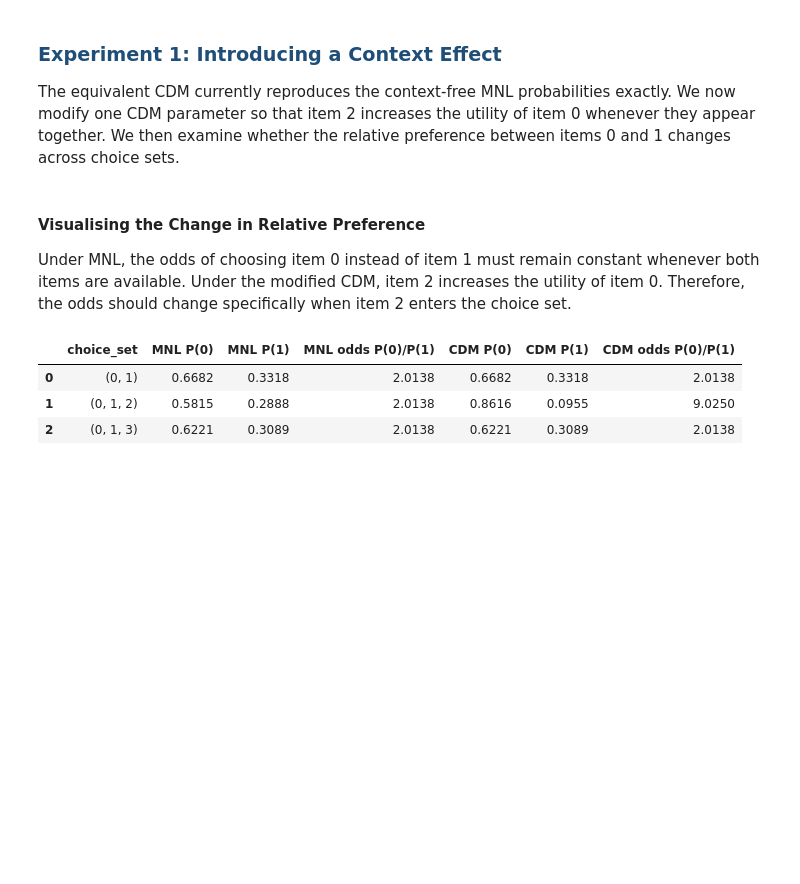
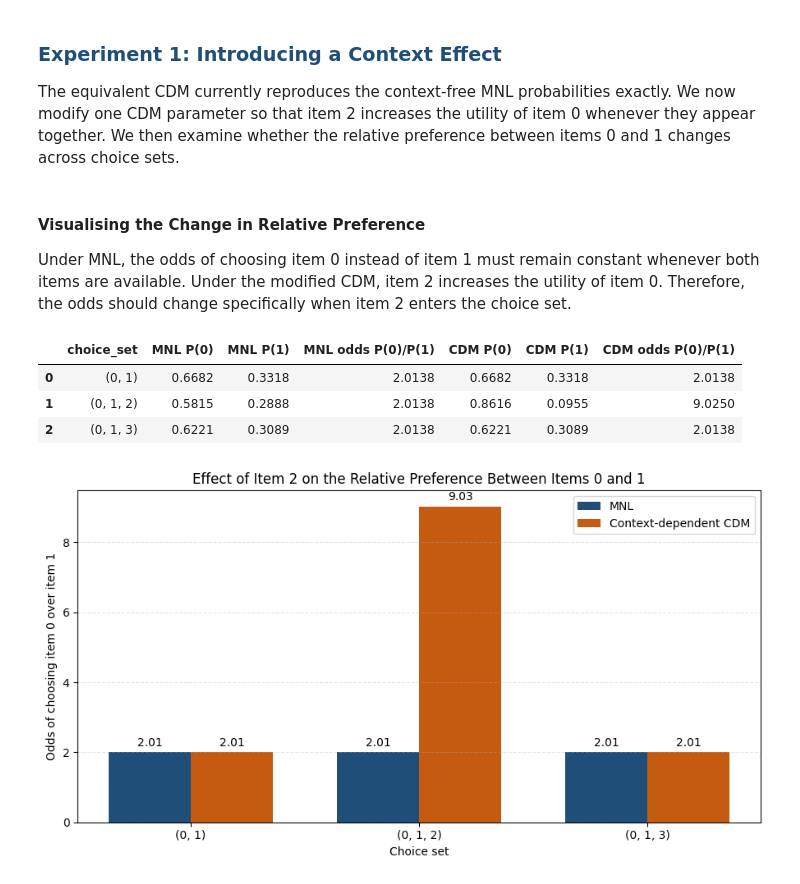
Before and after one commit to rbhdsks/Learning-from-Comparison-Data-Master-Thesis-Project-, a Jupyter notebook: notebooks/experiments/Context_Dependent_Model/01_CDM.ipynb, the cells around one changed output. Cells and saved outputs as stored; diff of their text form; code cells hidden in the pictures; blank space fills up the shorter version.

Commit message:
Add foundational CDM probability and context-effect experiments

```diff
--- a/notebooks/experiments/Context_Dependent_Model/01_CDM.ipynb
+++ b/notebooks/experiments/Context_Dependent_Model/01_CDM.ipynb
@@ -172,3 +157,67 @@ context_effect_table.style.format({
 | 0 | (0, 1) | 0.6682 | 0.3318 | 2.0138 | 0.6682 | 0.3318 | 2.0138 |
 | 1 | (0, 1, 2) | 0.5815 | 0.2888 | 2.0138 | 0.8616 | 0.0955 | 9.0250 |
 | 2 | (0, 1, 3) | 0.6221 | 0.3089 | 2.0138 | 0.6221 | 0.3089 | 2.0138 |
+# %%
+# Compare the relative odds of items 0 and 1 across choice sets.
+
+plot_labels = [
+    str(choice_set)
+    for choice_set in context_effect_table["choice_set"]
+]
+
+horizontal_positions = np.arange(
+    len(context_effect_table)
+)
+
+bar_width = 0.36
+
+figure, axis = plt.subplots(figsize=(9, 5))
+
+mnl_bars = axis.bar(
+    horizontal_positions - bar_width / 2,
+    context_effect_table["MNL odds P(0)/P(1)"],
+    width=bar_width,
+    color="#1F4E79",
+    label="MNL",
+)
+
+cdm_bars = axis.bar(
+    horizontal_positions + bar_width / 2,
+    context_effect_table["CDM odds P(0)/P(1)"],
+    width=bar_width,
+    color="#C55A11",
+    label="Context-dependent CDM",
+)
+
+axis.bar_label(
+    mnl_bars,
+    fmt="%.2f",
+    padding=3,
+)
+
+axis.bar_label(
+    cdm_bars,
+    fmt="%.2f",
+    padding=3,
+)
+
+axis.set_xticks(
+    horizontal_positions,
+    plot_labels,
+)
+
+axis.set_xlabel("Choice set")
+axis.set_ylabel("Odds of choosing item 0 over item 1")
+axis.set_title("Effect of Item 2 on the Relative Preference Between Items 0 and 1")
+axis.legend()
+axis.grid(
+    True,
+    axis="y",
+    linestyle="--",
+    alpha=0.35,
+)
+
+plt.tight_layout()
+plt.show()
+# %% [output]
+[figure, added]
```
Also changed, not shown: parts of 2 cells of this notebook.
